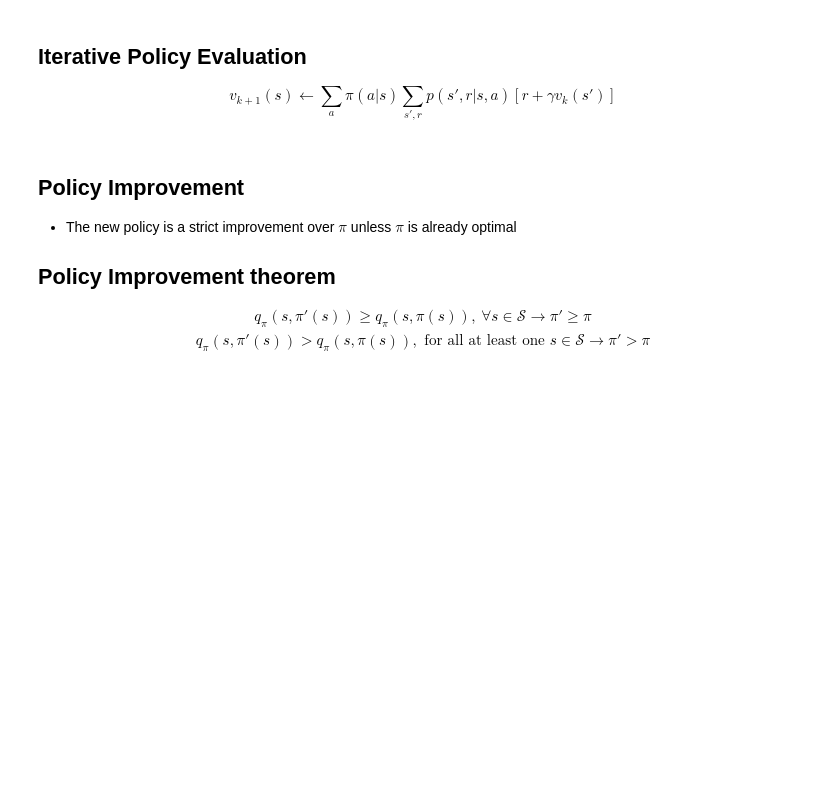
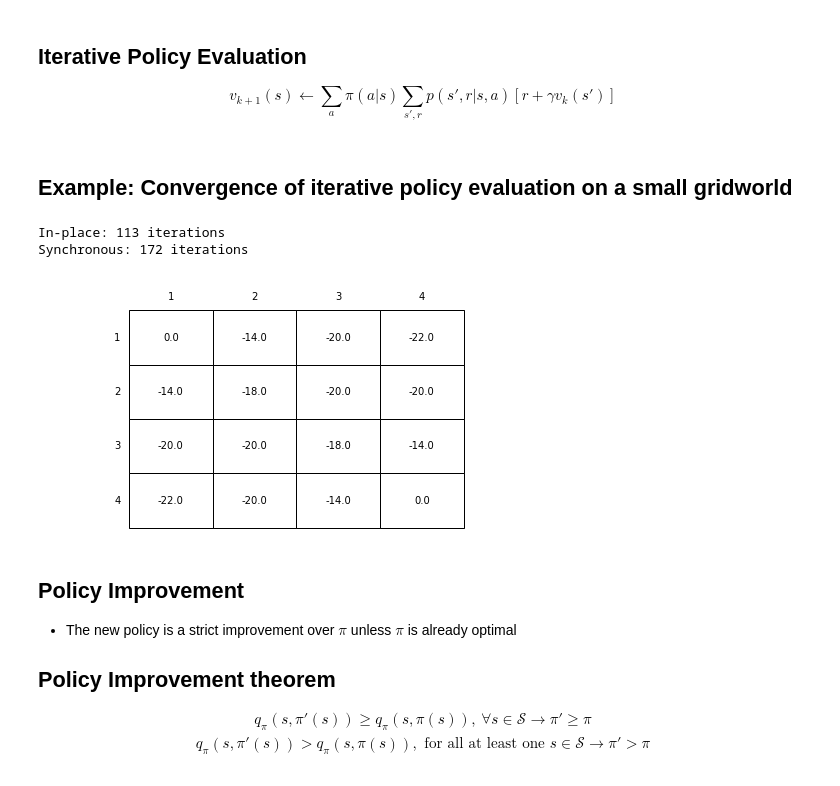
Before and after one commit to wakamori/study-rl, a Jupyter notebook: 04_Policy-Evaluation-Policy-Iteration.ipynb, the cells around one changed output. Drawn from its saved outputs; the diff is of its cells as text; code cells hidden in the pictures; blank space fills up the shorter version.

```diff
--- a/04_Policy-Evaluation-Policy-Iteration.ipynb
+++ b/04_Policy-Evaluation-Policy-Iteration.ipynb
@@ -22,3 +22,5 @@ $$
 $$
 v_{k+1}(s) \leftarrow \sum_{a}\pi(a|s)\sum_{s',r}p(s',r|s,a)[r + \gamma v_k(s')]
 $$
+# %% [markdown]
+## Example: Convergence of iterative policy evaluation on a small gridworld
@@ -25,3 +108,15 @@ $$
+# %%
+# While the author suggests using in-place iterative policy evaluation,
+# Figure 4.1 actually uses out-of-place version.
+_, asycn_iteration = compute_state_value(in_place=True)
+values, sync_iteration = compute_state_value(in_place=False)
+draw_image(np.round(values, decimals=2))
+print('In-place: {} iterations'.format(asycn_iteration))
+print('Synchronous: {} iterations'.format(sync_iteration))
+# %% [output]
+In-place: 113 iterations
+Synchronous: 172 iterations
+[figure, added]
 # %% [markdown]
 ## Policy Improvement
 
```
Also changed, not shown: parts of 6 cells of this notebook, 3 other files.
